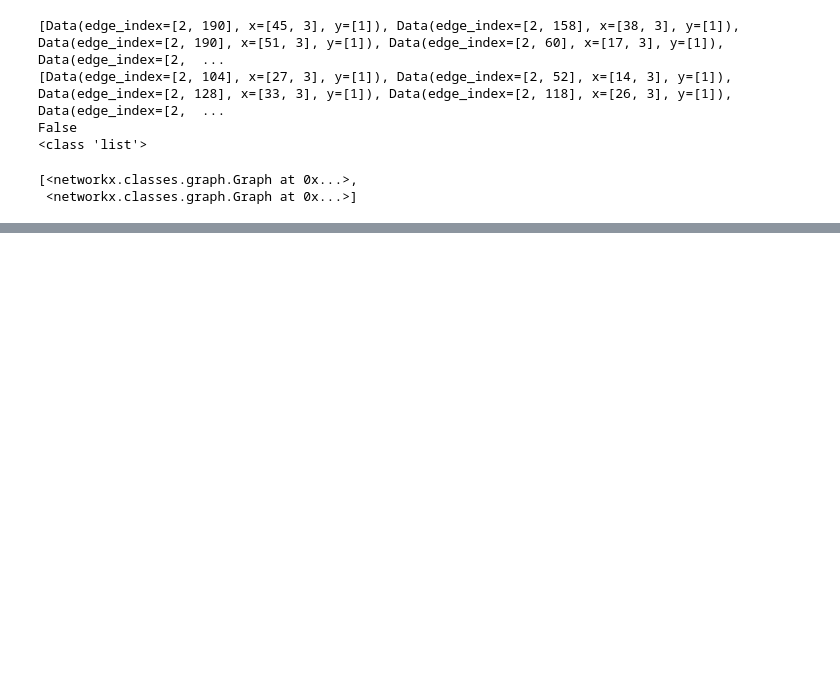
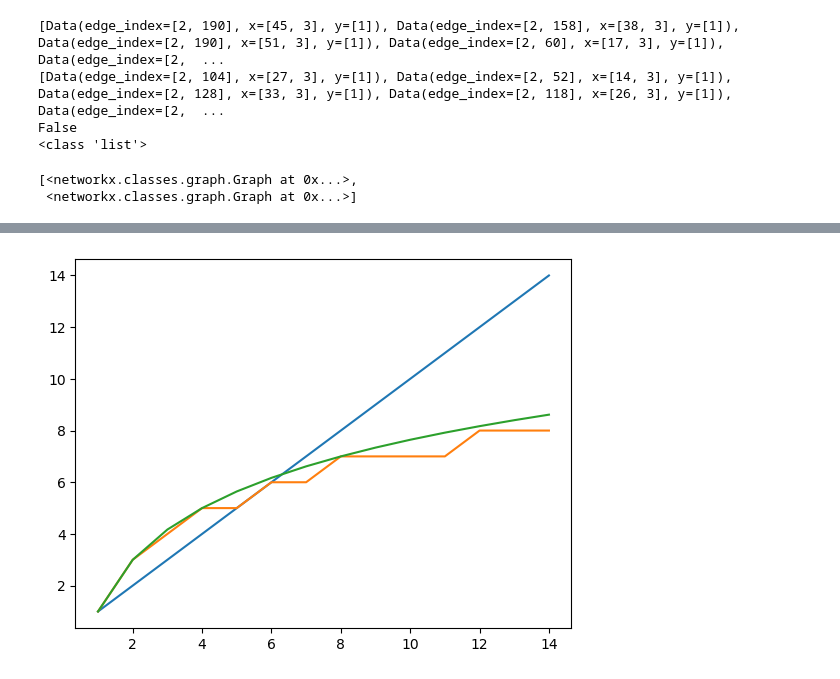
Before and after one commit to Louis-desc/CSE, a Jupyter notebook: Test.ipynb, the cells around one changed output, grey strips where cells are left out. Drawn from its saved outputs; the diff is of its cells as text; code cells hidden in the pictures; blank space fills up the shorter version.

```diff
--- a/Test.ipynb
+++ b/Test.ipynb
@@ -151,0 +167,17 @@ train[:2]
+# %%
+#Original git parameters
+import numpy as np
+import matplotlib.pyplot as plt
+M, FM = [], []
+for n in range(1,15) :
+    m = int(2 * np.log2(n))+1
+    fm = (2 * np.log2(n)) +1
+    M.append(m)
+    FM.append(fm)
+
+plt.plot(list(range(1,15)),list(range(1,15)))
+plt.plot(list(range(1,15)), M)
+plt.plot(list(range(1,15)), FM)
+plt.show()
+# %% [output]
+[figure, added]
```
Also changed, not shown: parts of 8 cells of this notebook.
